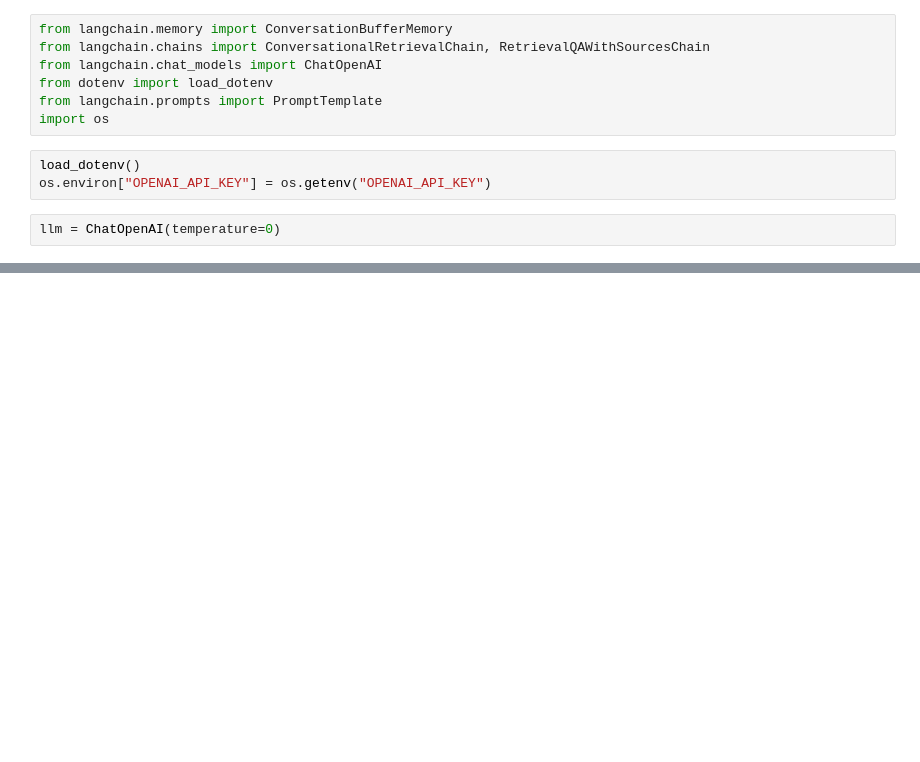
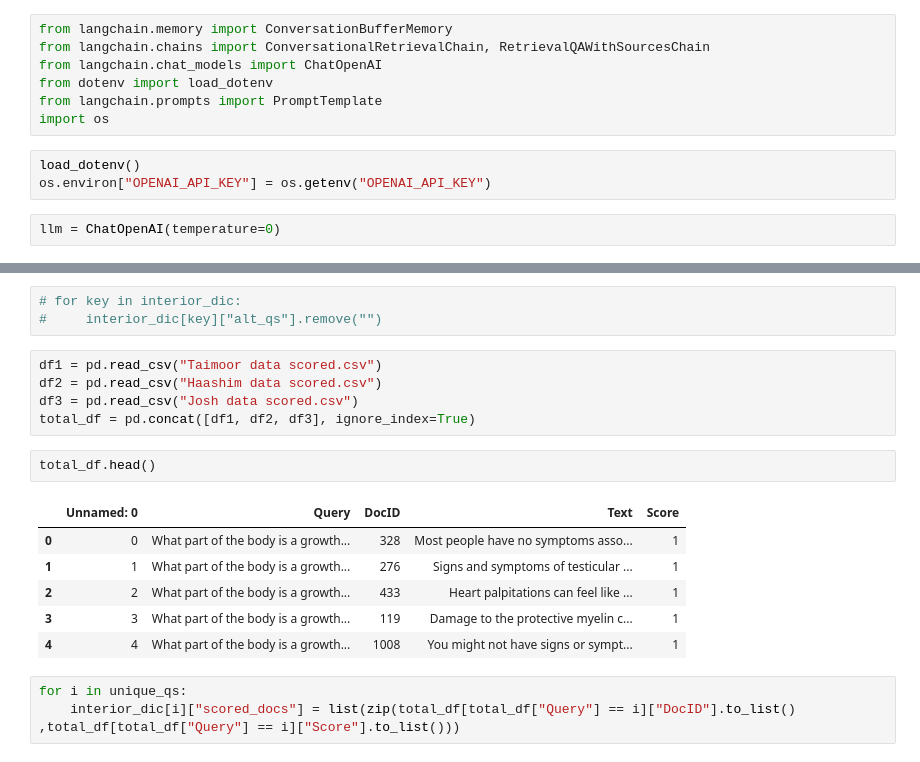
Before and after one commit to haashim-mirza/medIR, a Jupyter notebook: final.ipynb, the cells around one changed output, grey strips where cells are left out. Saved outputs shown, nothing was run; the diff lists cells and outputs as text; blank space fills up the shorter version.

Commit message:
query json

```diff
--- a/final.ipynb
+++ b/final.ipynb
@@ -78,0 +207,20 @@ scored_docs
+# %%
+# for key in interior_dic:
+#     interior_dic[key]["alt_qs"].remove("")
+# %%
+df1 = pd.read_csv("Taimoor data scored.csv")
+df2 = pd.read_csv("Haashim data scored.csv")
+df3 = pd.read_csv("Josh data scored.csv")
+total_df = pd.concat([df1, df2, df3], ignore_index=True)
+# %%
+total_df.head()
+# %% [output]
+|  | Unnamed: 0 | Query | DocID | Text | Score |
+| 0 | 0 | What part of the body is a growth... | 328 | Most people have no symptoms asso... | 1 |
+| 1 | 1 | What part of the body is a growth... | 276 | Signs and symptoms of testicular ... | 1 |
+| 2 | 2 | What part of the body is a growth... | 433 | Heart palpitations can feel like ... | 1 |
+| 3 | 3 | What part of the body is a growth... | 119 | Damage to the protective myelin c... | 1 |
+| 4 | 4 | What part of the body is a growth... | 1008 | You might not have signs or sympt... | 1 |
+# %%
+for i in unique_qs:
+    interior_dic[i]["scored_docs"] = list(zip(total_df[total_df["Query"] == i]["DocID"].to_list() ,total_df[total_df["Query"] == i]["Score"].to_list()))
```
Also changed, not shown: parts of 23 cells of this notebook, 6 other files.
